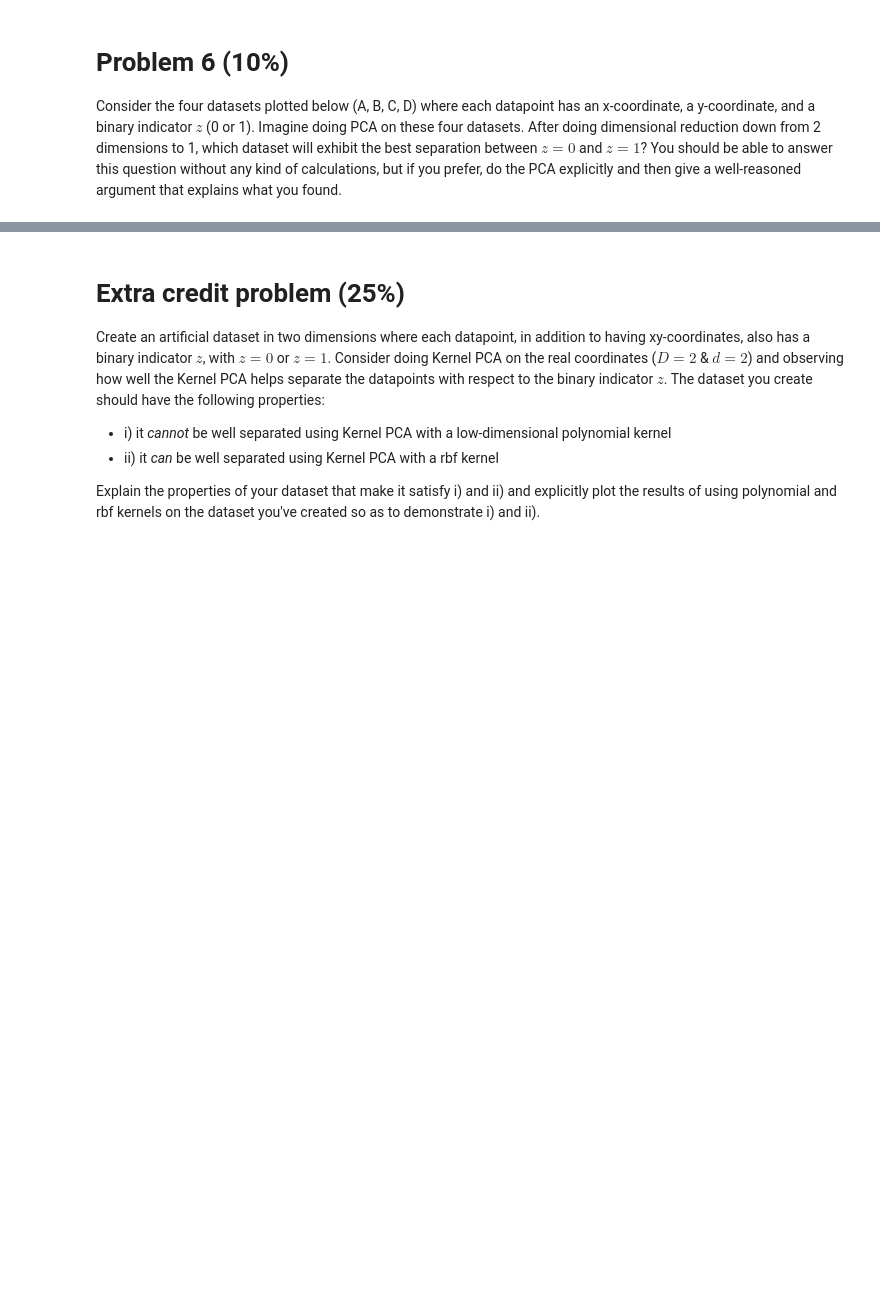
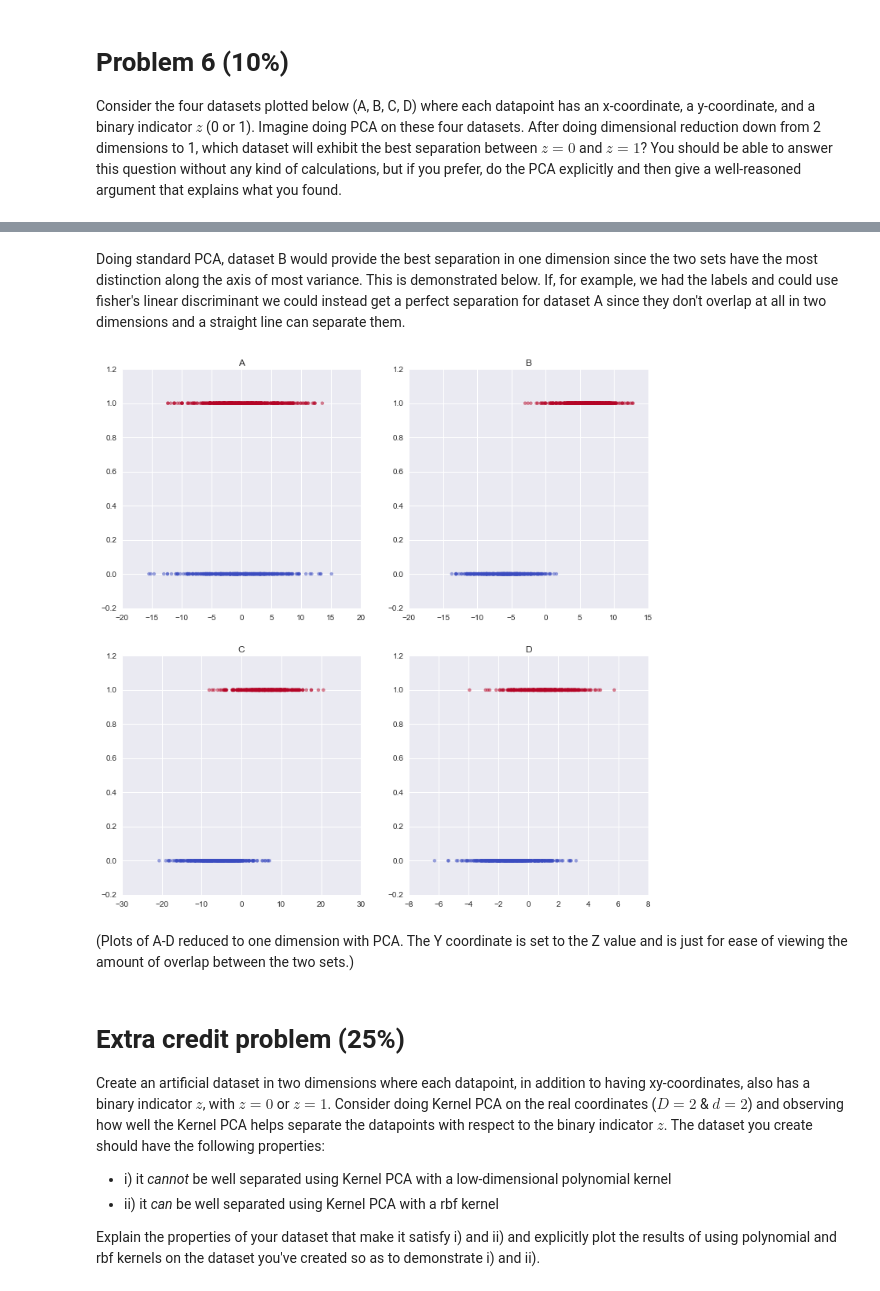
Before and after one commit to afcarl/machine_learning, a Jupyter notebook: homework2/dimred_hw.ipynb, the cells around one changed output, grey strips where cells are left out. Cells and saved outputs as stored; diff of their text form; code cells hidden in the pictures; blank space fills up the shorter version.

```diff
--- a/homework2/dimred_hw.ipynb
+++ b/homework2/dimred_hw.ipynb
@@ -283,3 +283,18 @@ axA.axis('equal'); axB.axis('equal'); axC.axis('equal'); axD.axis('equal');
+# %% [markdown]
+Doing standard PCA, dataset B would provide the best separation in one dimension since the two sets have the most distinction along the axis of most variance.  This is demonstrated below.  If, for example, we had the labels and could use fisher's linear discriminant we could instead get a perfect separation for dataset A since they don't overlap at all in two dimensions and a straight line can separate them.
+# %%
+fig, ((axA, axB), (axC, axD)) = plt.subplots(nrows=2, ncols=2,figsize=(12,12))
+
+for XY, Z, ax, title in [(XY_A, Z_A, axA, 'A'), (XY_B, Z_B, axB, 'B'), (XY_C, Z_C, axC, 'C'), (XY_D, Z_D, axD, 'D')]:
+    pca = PCA(n_components=1)
+    X_proj = pca.fit_transform(XY)
+    ax.scatter(X_proj, Z, c=Z, edgecolor='none', alpha=0.5,
+                cmap=plt.cm.get_cmap('coolwarm', 2))
+    ax.set_title(title)
+# %% [output]
+[figure, added]
+# %% [markdown]
+(Plots of A-D reduced to one dimension with PCA.  The Y coordinate is set to the Z value and is just for ease of viewing the amount of overlap between the two sets.)
 # %% [markdown]
 # Extra credit problem  (25%)
 Create an artificial dataset in two dimensions where each datapoint, in addition to having xy-coordinates, also has a binary indicator $z$, with $z=0$ or $z=1$. Consider doing Kernel PCA on the real coordinates ($D=2$ & $d=2$) and observing how well the Kernel PCA helps separate the datapoints with respect to the binary indicator $z$. The dataset you create should have the following properties:
```
Also changed, not shown: parts of 1 cell of this notebook.
